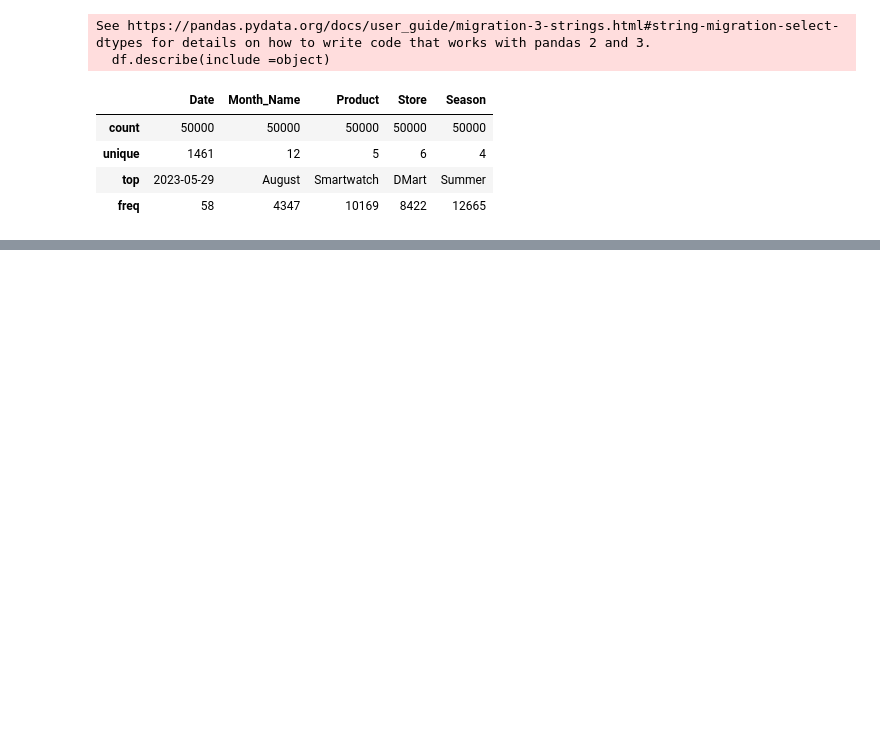
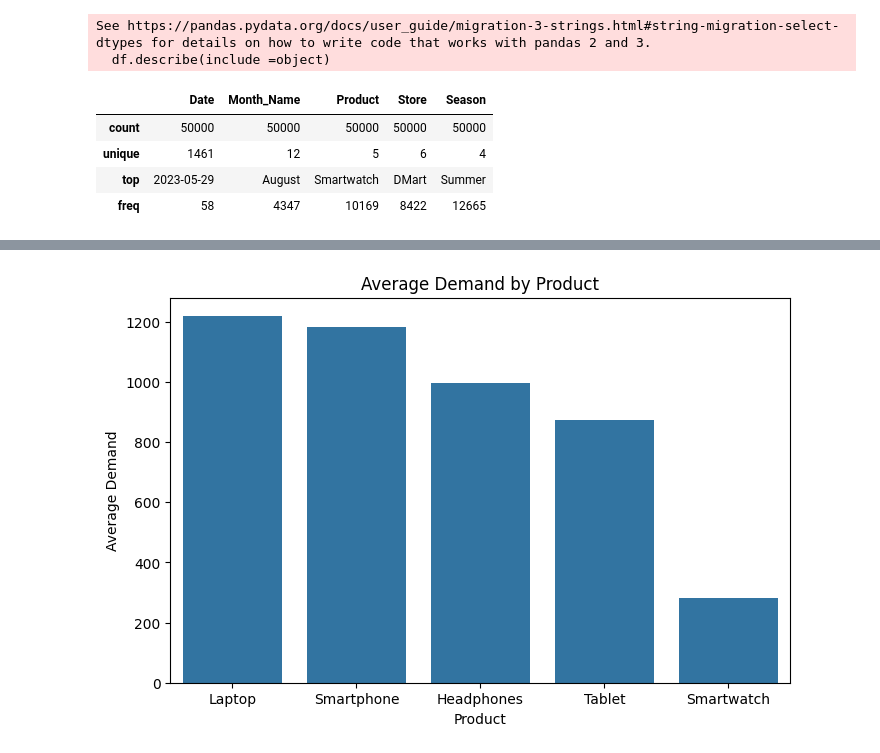
Before and after one commit to 1014369/Product-Demand-Forecasting, a Jupyter notebook: Notebooks/EDA.ipynb, the cells around one changed output, grey strips where cells are left out. Saved outputs shown, nothing was run; the diff lists cells and outputs as text; code cells hidden in the pictures; blank space fills up the shorter version.

```diff
--- a/Notebooks/EDA.ipynb
+++ b/Notebooks/EDA.ipynb
@@ -79,0 +181,22 @@ See https://pandas.pydata.org/docs/user_guide/migration-3-strings.html#string-mi
+# %%
+product_demand = (
+    df.groupby('Product')['Demand']
+      .mean()
+      .sort_values(ascending=False)
+)
+
+product_demand
+plt.figure(figsize=(8,5))
+
+sns.barplot(
+    x=product_demand.index,
+    y=product_demand.values
+)
+
+plt.title("Average Demand by Product")
+plt.xlabel("Product")
+plt.ylabel("Average Demand")
+
+plt.show()
+# %% [output]
+[figure, added]
```
Also changed, not shown: parts of 7 cells of this notebook.
